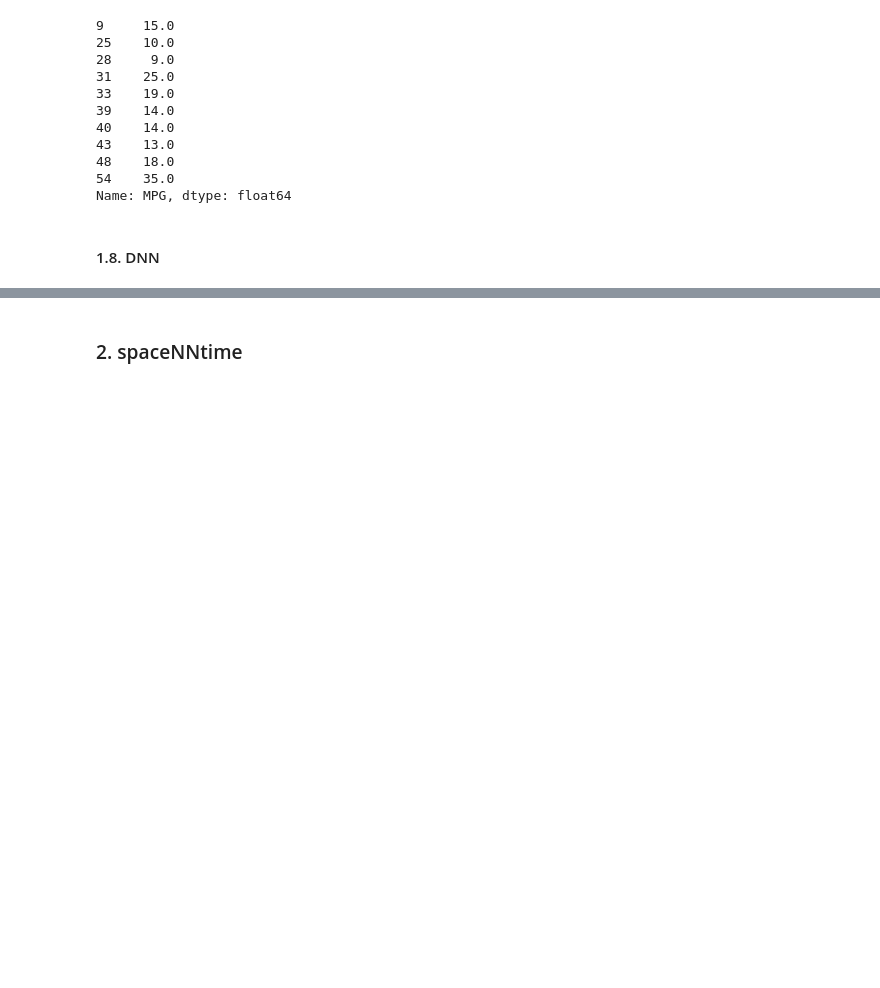
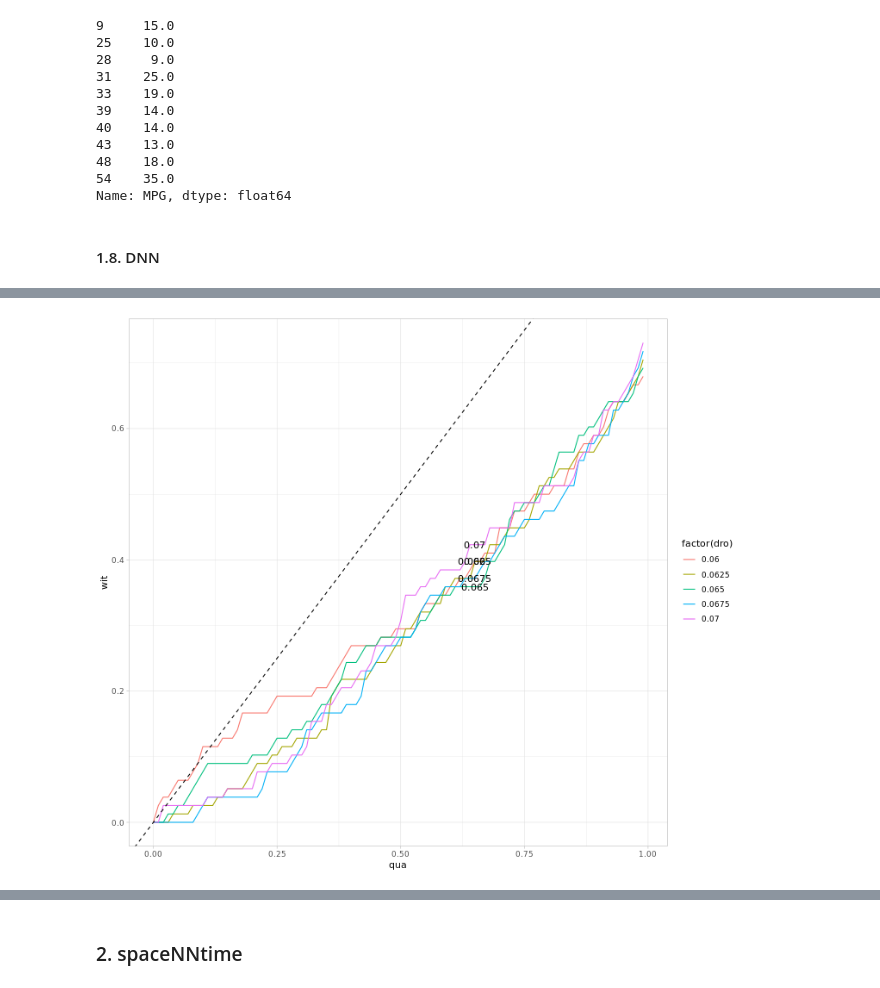
Before and after one commit to MoiColl/spaceNNtime, a Jupyter notebook: backup/jupyternotebooks/spaceNNtime_development.ipynb, the cells around one changed output, grey strips where cells are left out. Drawn from its saved outputs; the diff is of its cells as text; code cells hidden in the pictures; blank space fills up the shorter version.

```diff
--- a/backup/jupyternotebooks/spaceNNtime_development.ipynb
+++ b/backup/jupyternotebooks/spaceNNtime_development.ipynb
@@ -486,0 +642,15 @@ None
+# %%
+df = pd.DataFrame({"dro" : np.array(dropout_list).reshape(-1),
+                   "qua" : np.array(quantiles_list).reshape(-1),
+                   "wit" : np.array(within_list).reshape(-1)})
+# %%
+%%R -i df -w 750 -h 650
+
+df %>%
+    ggplot() +
+    geom_line(aes(x = qua, y = wit, color = factor(dro))) +
+    geom_text(data = . %>% filter(qua == 0.65), aes(x = qua, y = wit, label = dro)) +
+    geom_abline(intercept = 0, slope = 1, linetype = "dashed") +
+    theme_light()
+# %% [output]
+[figure, added]
```
Also changed, not shown: parts of 97 cells of this notebook, 35 other files.
